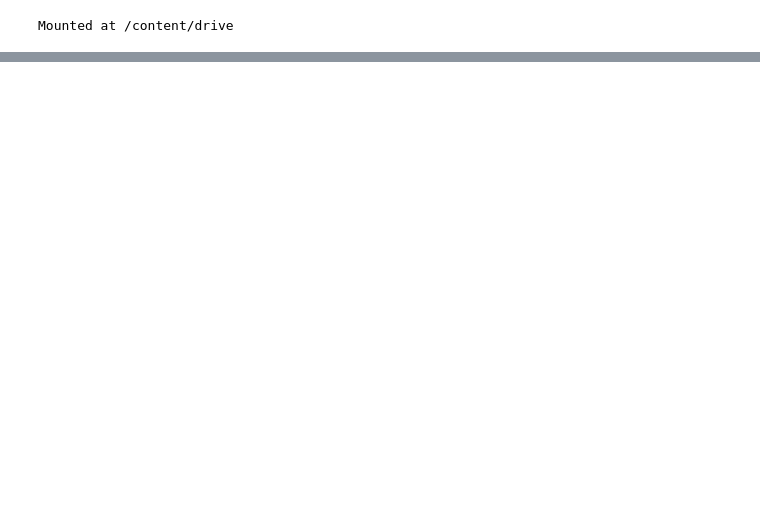
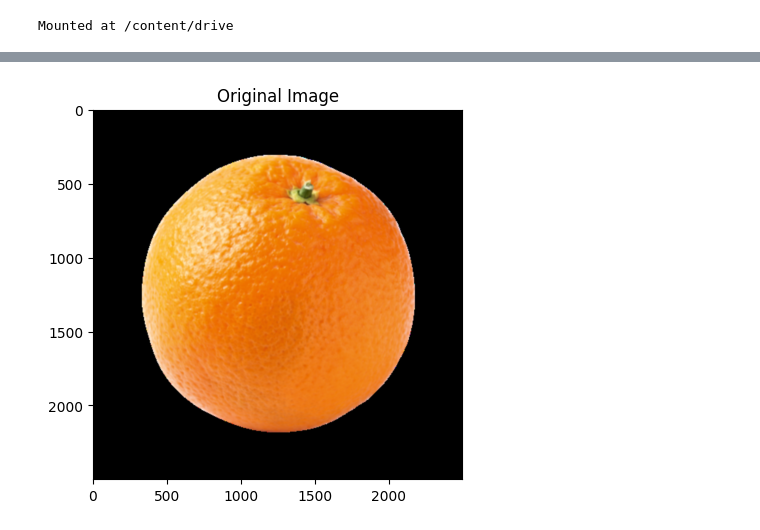
Before and after one commit to Jonelskieee/CpE0332.1-1-Elective-3, a Jupyter notebook: Laboratory-Activity-2.ipynb, the cells around one changed output, grey strips where cells are left out. Saved outputs shown, nothing was run; the diff lists cells and outputs as text; code cells hidden in the pictures; blank space fills up the shorter version.

```diff
--- a/Laboratory-Activity-2.ipynb
+++ b/Laboratory-Activity-2.ipynb
@@ -55,0 +99,80 @@ Center pixel value: [  2 112 237]
+# %%
+# Read an image
+img = cv2.imread('/content/drive/MyDrive/Colab/orange.png')
+
+# Increase image size 5 times
+img = cv2.resize(img, (img.shape[1] * 5, img.shape[0] * 5))
+
+# Display the original image
+plt.figure(1)
+plt.imshow(cv2.cvtColor(img, cv2.COLOR_BGR2RGB))
+plt.title('Original Image')
+
+# Get image dimensions (rows, columns, color channels)
+rows, cols, channels = img.shape
+print(f'Image size: {rows} x {cols} x {channels}')
+
+# Check color model (grayscale or RGB)
+if channels == 1:
+    print('Color Model: Grayscale')
+else:
+    print('Color Model: RGB')
+
+# Access individual pixels (example: center pixel)
+center_row = rows // 2
+center_col = cols // 2
+center_pixel = img[center_row, center_col]
+print(f'Center pixel value: {center_pixel}')
+
+# Convert the image to red
+img_red = img.copy()
+img_red[:, :, 1] = 0  # Remove green channel
+img_red[:, :, 2] = 0  # Remove blue channel
+plt.figure(2)
+plt.imshow(cv2.cvtColor(img_red, cv2.COLOR_BGR2RGB))
+plt.title('Image in Red')
+
+# Display the image size, color model, and center pixel value for the red image
+print('Red Image:')
+print(f'Image size: {rows} x {cols} x {channels}')
+print(f'Center pixel value: {img_red[center_row, center_col]}')
+
+# Convert the image to blue
+img_blue = img.copy()
+img_blue[:, :, 0] = 0  # Remove red channel
+img_blue[:, :, 1] = 0  # Remove green channel
+plt.figure(3)
+plt.imshow(cv2.cvtColor(img_blue, cv2.COLOR_BGR2RGB))
+plt.title('Image in Blue')
+
+# Display the image size, color model, and center pixel value for the blue image
+print('Blue Image:')
+print(f'Image size: {rows} x {cols} x {channels}')
+print(f'Center pixel value: {img_blue[center_row, center_col]}')
+
+# Convert the image to green
+img_green = img.copy()
+img_green[:, :, 0] = 0  # Remove red channel
+img_green[:, :, 2] = 0  # Remove blue channel
+plt.figure(4)
+plt.imshow(cv2.cvtColor(img_green, cv2.COLOR_BGR2RGB))
+plt.title('Image in Green')
+
+# Display the image size, color model, and center pixel value for the green image
+print('Green Image:')
+print(f'Image size: {rows} x {cols} x {channels}')
+print(f'Center pixel value: {img_green[center_row, center_col]}')
+
+# Convert the image to grayscale
+img_gray = cv2.cvtColor(img, cv2.COLOR_BGR2GRAY)
+plt.figure(5)
+plt.imshow(img_gray, cmap='gray')
+plt.title('Image in Gray')
+
+# Display the image size, color model, and center pixel value for the gray image
+print('Gray Image:')
+print(f'Image size: {img_gray.shape[0]} x {img_gray.shape[1]} x 1')
+print(f'Center pixel value: {img_gray[center_row, center_col]}')
+
+plt.show()
+# %% [output]
@@ -55,0 +194 @@ Center pixel value: [  2 112 237]
+[figure, added]
```
Also changed, not shown: parts of 4 cells of this notebook.
